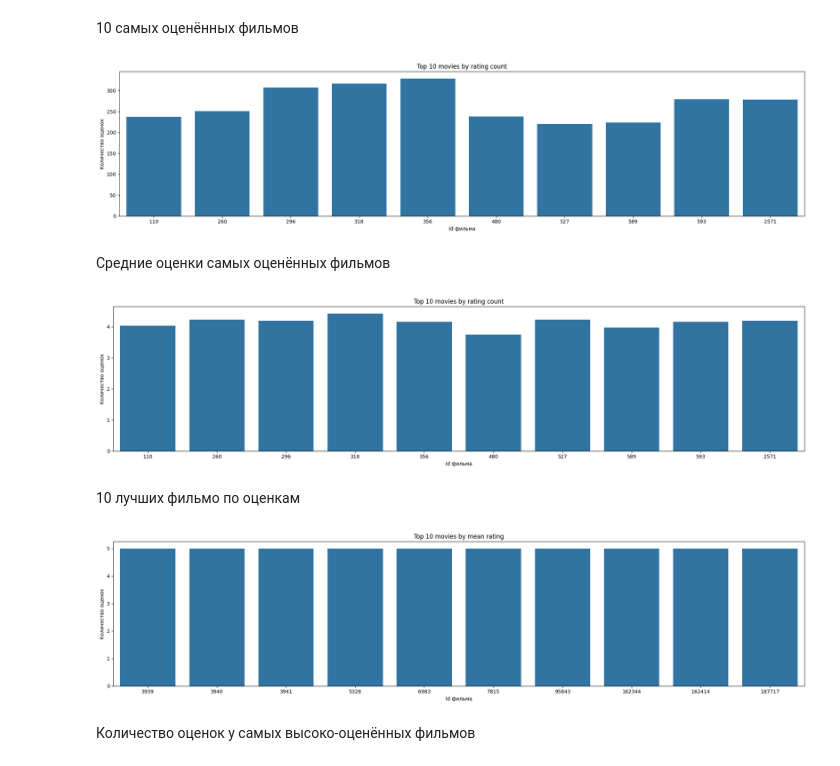
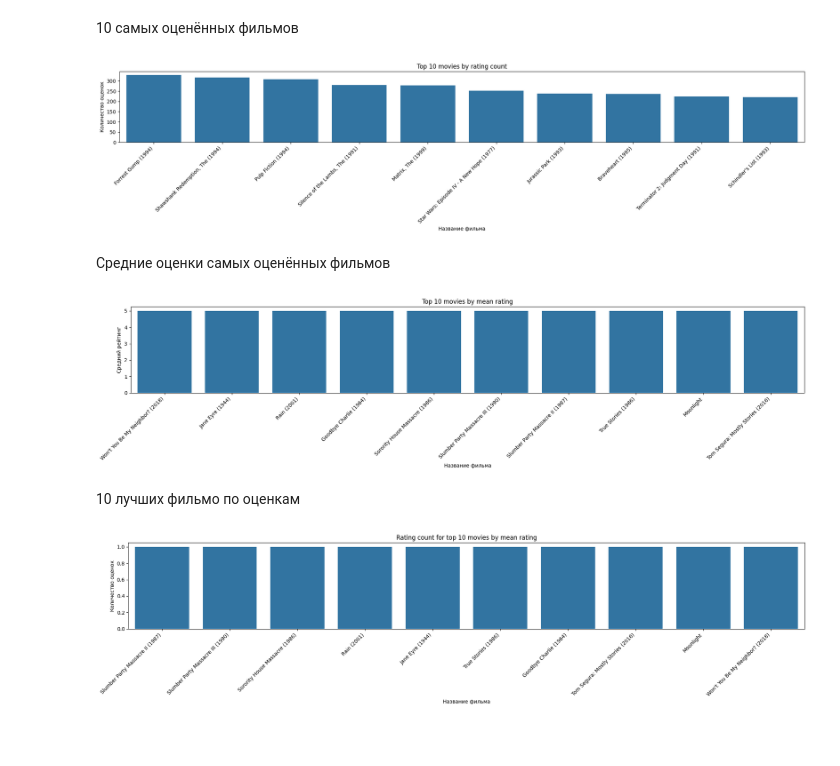
Before and after one commit to ilya-romanov-ig/recomendation-system-for-movies, a Jupyter notebook: notebooks/01_eda.ipynb, the cells around one changed output. Saved outputs shown, nothing was run; the diff lists cells and outputs as text; code cells hidden in the pictures; blank space fills up the shorter version.

Commit message:
plots reworked

```diff
--- a/notebooks/01_eda.ipynb
+++ b/notebooks/01_eda.ipynb
@@ -216,41 +216,66 @@ movies_by_rates_value = mean_movies_rating.sort_values(
 movies_by_rates_value_rates_count = rating_count_per_movie[
     rating_count_per_movie['movieId'].isin(movies_by_rates_value['movieId'])
 ]
+
+movies_by_rates_count_with_title = movies_by_rates_count.merge(
+    movies[['movieId', 'title']],
+    on='movieId',
+    how='left'
+)
+
+movies_by_rates_count_mean_rating_with_title = movies_by_rates_count_mean_rating.merge(
+    movies[['movieId', 'title']],
+    on='movieId',
+    how='left'
+)
+
+movies_by_rates_value_with_title = movies_by_rates_value.merge(
+    movies[['movieId', 'title']],
+    on='movieId',
+    how='left'
+)
+
+movies_by_rates_value_rates_count_with_title = movies_by_rates_value_rates_count.merge(
+    movies[['movieId', 'title']],
+    on='movieId',
+    how='left'
+)
 # %% [markdown]
 10 самых оценённых фильмов
 # %%
 plt.figure(figsize=(20, 5))
-sns.barplot(data=movies_by_rates_count, x='movieId', y='rating_count')
+sns.barplot(data=movies_by_rates_count_with_title, x='title', y='rating_count')
 plt.title('Top 10 movies by rating count')
-plt.xlabel('Id фильма')
+plt.xlabel('Название фильма')
 plt.ylabel('Количество оценок')
+plt.xticks(rotation=45, ha='right')
 plt.tight_layout()
 plt.show()
 # %% [output]
-[figure, old version]
+[figure, new version]
 # %% [markdown]
 Средние оценки самых оценённых фильмов
 # %%
 plt.figure(figsize=(20, 5))
-sns.barplot(data=movies_by_rates_count_mean_rating, x='movieId', y='mean_rating')
-plt.title('Средние оценки самых оценённых фильмов')
-plt.xlabel('Id фильма')
-plt.ylabel('Средняя оценка')
+sns.barplot(data=movies_by_rates_value_with_title, x='title', y='mean_rating')
+plt.title('Top 10 movies by mean rating')
+plt.xlabel('Название фильма')
+plt.ylabel('Средний рейтинг')
+plt.xticks(rotation=45, ha='right')
 plt.tight_layout()
 plt.show()
 # %% [output]
-[figure, old version]
+[figure, new version]
 # %% [markdown]
 10 лучших фильмо по оценкам
 # %%
 plt.figure(figsize=(20, 5))
-sns.barplot(data=movies_by_rates_value, x='movieId', y='mean_rating')
-plt.title('Top 10 movies by mean rating')
-plt.xlabel('Id фильма')
+sns.barplot(data=movies_by_rates_value_rates_count_with_title, x='title', y='rating_count')
+plt.title('Rating count for top 10 movies by mean rating')
+plt.xlabel('Название фильма')
 plt.ylabel('Количество оценок')
+plt.xticks(rotation=45, ha='right')
 plt.tight_layout()
 plt.show()
 # %% [output]
-[figure, old version]
+[figure, new version]
-# %% [markdown]
-Количество оценок у самых высоко-оценённых фильмов
```
Also changed, not shown: parts of 3 cells of this notebook.
